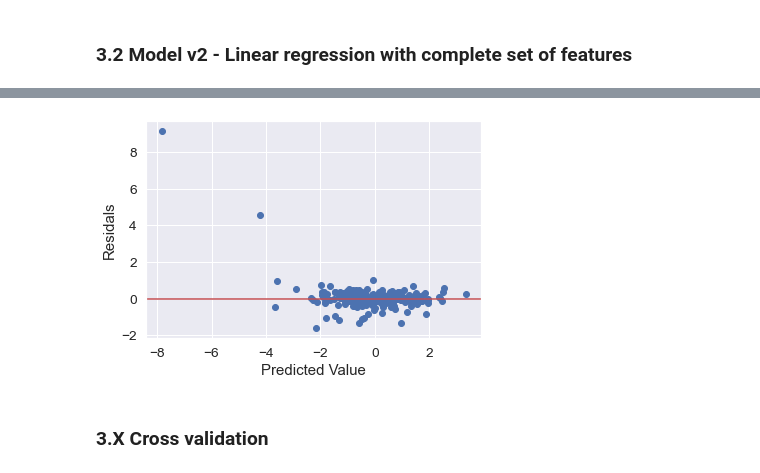
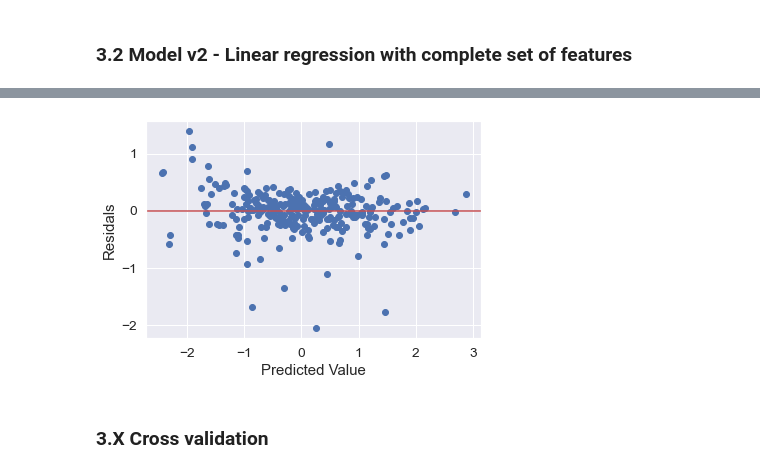
Before and after one commit to Sean-Koval/207-project-home-price, a Jupyter notebook: notebooks/baseline.ipynb, the cells around one changed output, grey strips where cells are left out. Saved outputs shown, nothing was run; the diff lists cells and outputs as text; code cells hidden in the pictures.

```diff
--- a/notebooks/baseline.ipynb
+++ b/notebooks/baseline.ipynb
@@ -475,7 +477,7 @@ The root mean squared error is 0.68.
-# %%
-plot_residual(y_pred, y_test)
-# %% [output]
-[figure, removed]
+# %%
+plot_residual(y_pred, y_dev)
+# %% [output]
+[figure, added]
 # %% [markdown]
 ### 3.X Cross validation
 # %%
```
Also changed, not shown: parts of 16 cells of this notebook.
